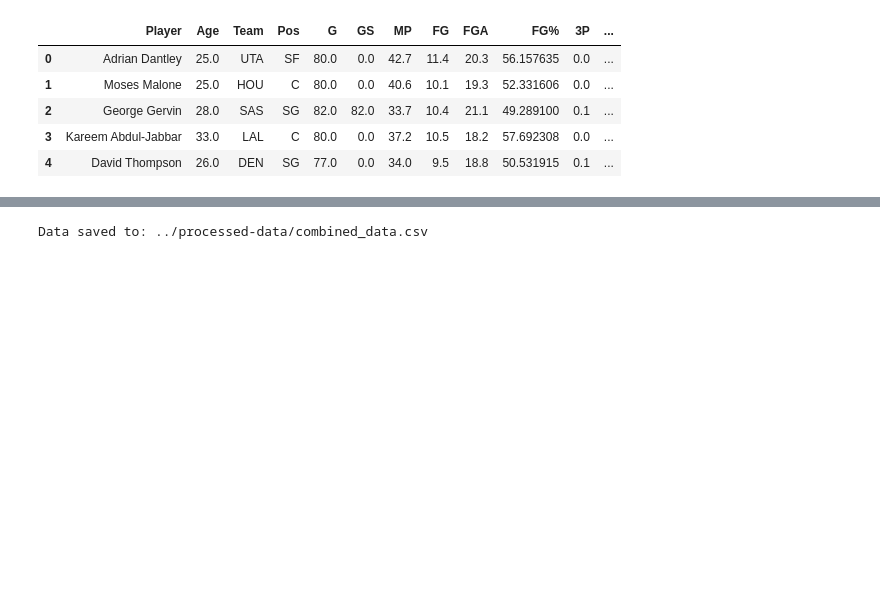
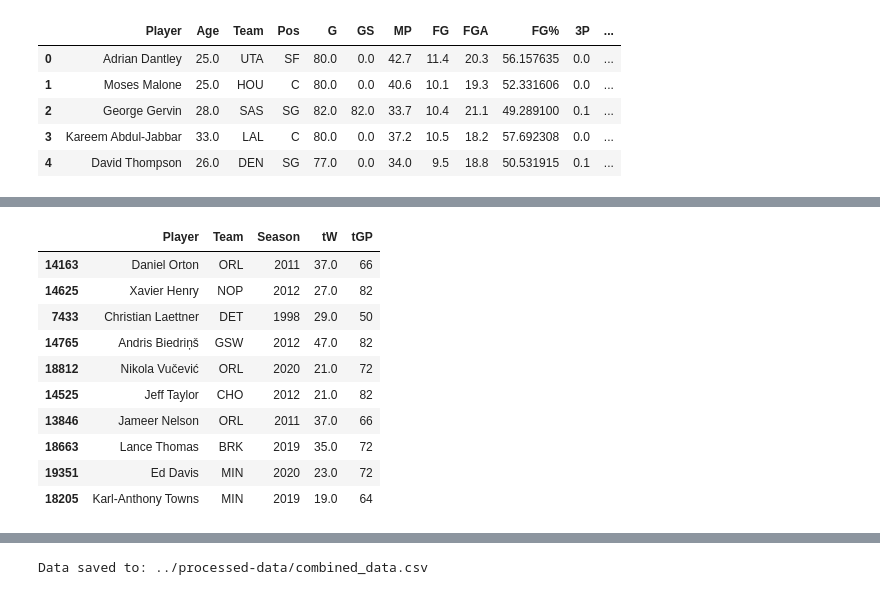
Before and after one commit to Alexon-Abreu/NBA-Data-Mining-Project, a Jupyter notebook: notebooks/smoy_data_preparation.ipynb, the cells around one changed output, grey strips where cells are left out. Cells and saved outputs as stored; diff of their text form; code cells hidden in the pictures; blank space fills up the shorter version.

```diff
--- a/notebooks/smoy_data_preparation.ipynb
+++ b/notebooks/smoy_data_preparation.ipynb
@@ -265,0 +293,55 @@ team_win_data_df
+# %%
+# Add Team Games Played (tGP)
+
+# Default tGP value
+merged_data['tGP'] = 82
+
+# 1998 Season / Lockout / 50 tGP
+merged_data.loc[merged_data['Season'] == 1998, 'tGP'] = 50
+# 2011 Season / Lockout / 66 tGP
+merged_data.loc[merged_data['Season'] == 2011, 'tGP'] = 66
+# 2012 Season / Boston Marathon Bombing / 81 tGP for BOS and IND
+merged_data.loc[(merged_data['Season'] == 2012) & merged_data['Team'].isin(['IND', 'BOS']), 'tGP'] = 81
+# 2020 Season / COVID / 72 tGP
+merged_data.loc[merged_data['Season'] == 2020, 'tGP'] = 72
+
+# 2019 Season - COVID adjustments
+covid_teams = {
+    64: ['MIN'],
+    65: ['CHO', 'CHI', 'CLE', 'GSW'],
+    66: ['NYK', 'DET'],
+    67: ['ATL'],
+    71: ['LAL', 'SAS'],
+    72: ['TOR', 'BOS', 'BRK', 'WAS', 'LAC', 'HOU', 'OKC', 'UTA', 'SAC', 'NOP'],
+    73: ['MIL', 'IND', 'MIA', 'PHI', 'ORL', 'DEN', 'MEM', 'PHO'],
+    74: ['POR'],
+    75: ['DAL']
+}
+
+# Apply the changes to 2019 season based on the team
+for games, teams in covid_teams.items():
+    merged_data.loc[(merged_data['Season'] == 2019) & (merged_data['Team'].isin(teams)), 'tGP'] = games
+
+merged_data[merged_data['Season'] == 2019]
+
+# Check the first few rows of the result
+merged_data[['Player', 'Team', 'Season', 'tW', 'tGP']].sample(n=10)
+
+# Sample 10 rows where Seasons are 1998, 2011, 2012, 2019, 2020
+merged_data[(merged_data['Season'] == 2020) |
+            (merged_data['Season'] == 2011) |
+            (merged_data['Season'] == 2012) |
+            (merged_data['Season'] == 2019) |
+            (merged_data['Season'] == 1998)][['Player', 'Team', 'Season', 'tW', 'tGP']].sample(n=10)
+# %% [output]
+|  | Player | Team | Season | tW | tGP |
+| 14163 | Daniel Orton | ORL | 2011 | 37.0 | 66 |
+| 14625 | Xavier Henry | NOP | 2012 | 27.0 | 82 |
+| 7433 | Christian Laettner | DET | 1998 | 29.0 | 50 |
+| 14765 | Andris Biedriņš | GSW | 2012 | 47.0 | 82 |
+| 18812 | Nikola Vučević | ORL | 2020 | 21.0 | 72 |
+| 14525 | Jeff Taylor | CHO | 2012 | 21.0 | 82 |
+| 13846 | Jameer Nelson | ORL | 2011 | 37.0 | 66 |
+| 18663 | Lance Thomas | BRK | 2019 | 35.0 | 72 |
+| 19351 | Ed Davis | MIN | 2020 | 23.0 | 72 |
+| 18205 | Karl-Anthony Towns | MIN | 2019 | 19.0 | 64 |
```
Also changed, not shown: parts of 10 cells of this notebook, 5 other files.
